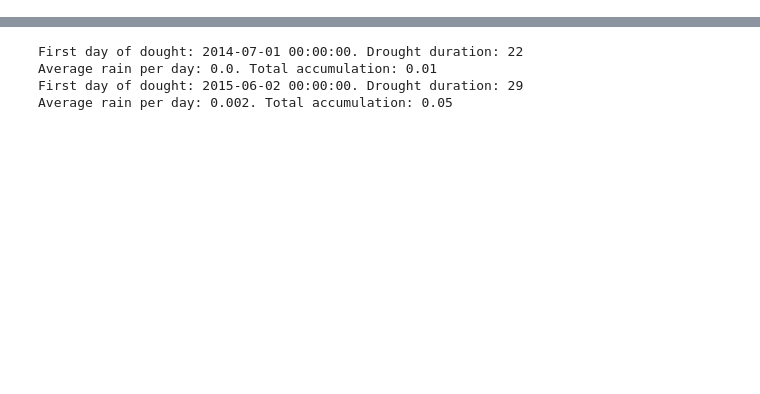
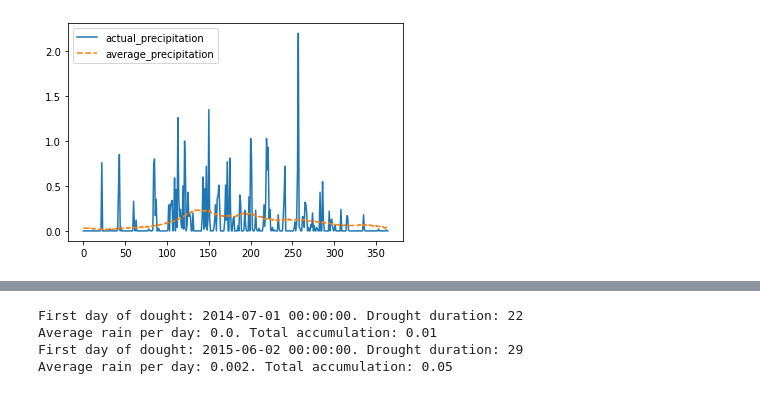
Before and after one commit to nhanle83/Seattle-Rainfalls, a Jupyter notebook: Excess_Rainfall_in_Seattle_2014_2015.ipynb, the cells around one changed output, grey strips where cells are left out. Cells and saved outputs as stored; diff of their text form; code cells hidden in the pictures; blank space fills up the shorter version.

```diff
--- a/Excess_Rainfall_in_Seattle_2014_2015.ipynb
+++ b/Excess_Rainfall_in_Seattle_2014_2015.ipynb
@@ -9,0 +81,4 @@ pd.options.mode.chained_assignment = None  # default='warn'
+# %%
+g1=sns.lineplot(data = rain.iloc[:, :3])
+# %% [output]
+[figure, added]
```
Also changed, not shown: parts of 33 cells of this notebook.
